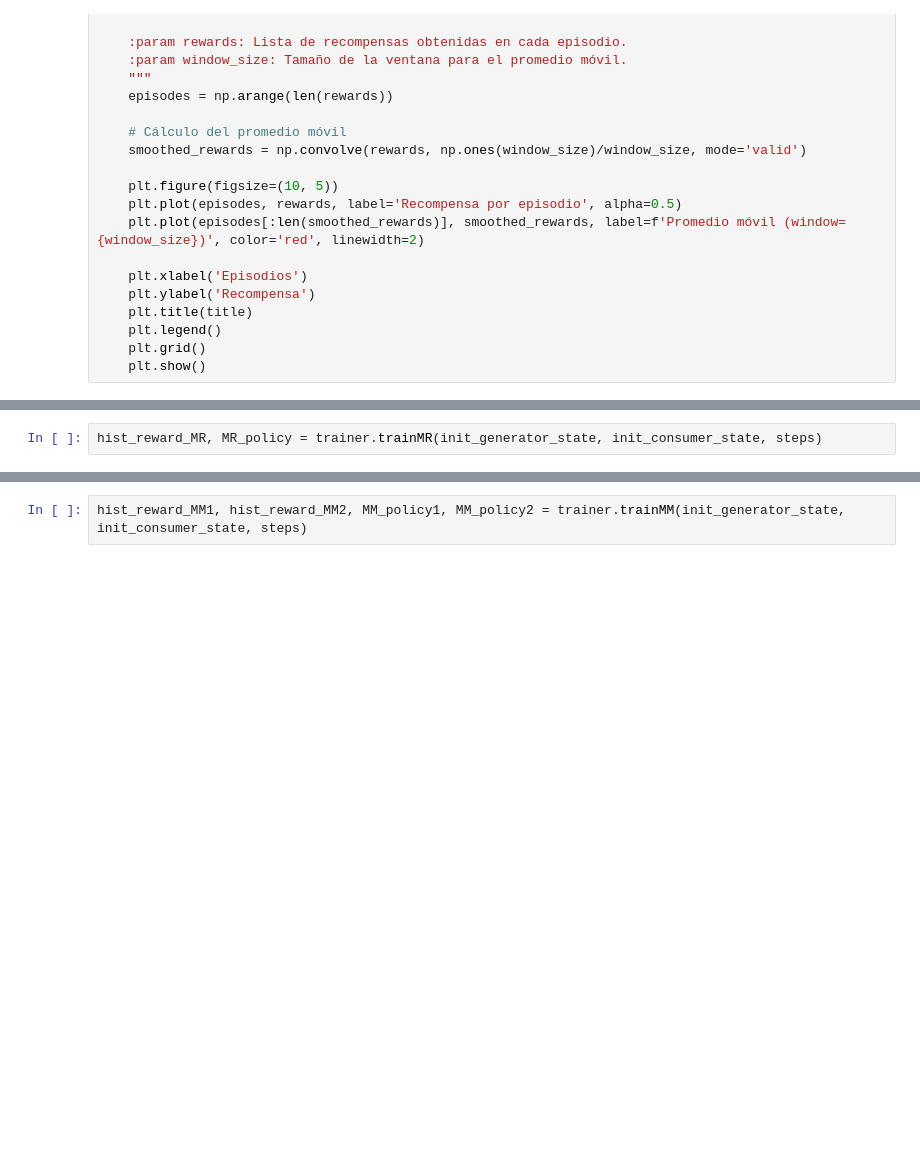
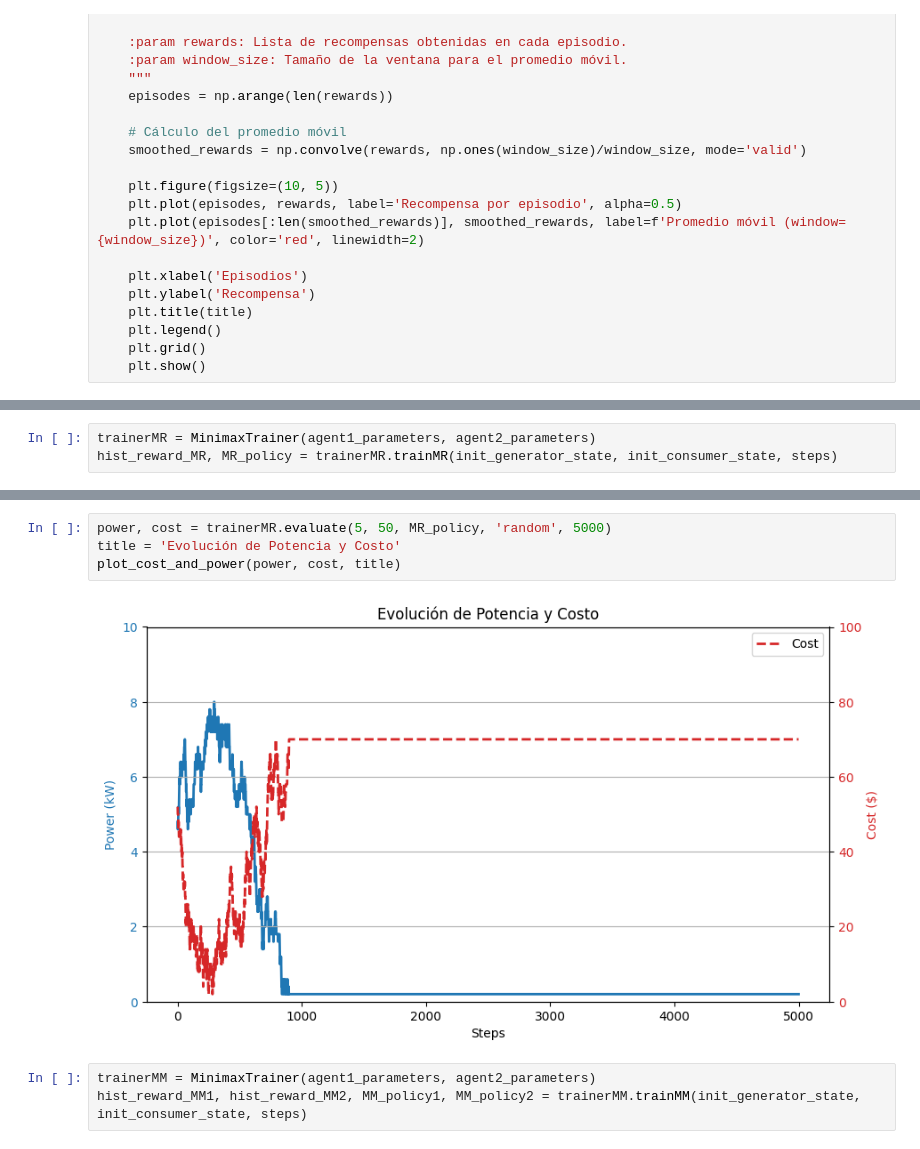
Before and after one commit to juanpabmedina/master_thesis, a Jupyter notebook: algorithms/p2p_game/p2p_energy_trading.ipynb, the cells around one changed output, grey strips where cells are left out. Cells and saved outputs as stored; diff of their text form; blank space fills up the shorter version.

```diff
--- a/algorithms/p2p_game/p2p_energy_trading.ipynb
+++ b/algorithms/p2p_game/p2p_energy_trading.ipynb
@@ -81,5 +103,6 @@ trainer = MinimaxTrainer(agent1, agent2, market_env, )
 # %%
-hist_reward_MR, MR_policy = trainer.trainMR(init_generator_state, init_consumer_state, steps)
+trainerMR = MinimaxTrainer(agent1_parameters, agent2_parameters)
+hist_reward_MR, MR_policy = trainerMR.trainMR(init_generator_state, init_consumer_state, steps)
 # %%
 title = 'Evolución de la recompensa (función de bienestar) Minimax vs Random'
 plot_rewards(hist_reward_MR,title, window_size=100)
@@ -88,5 +111,12 @@ plot_rewards(hist_reward_MR,title, window_size=100)
+# %%
+power, cost = trainerMR.evaluate(5, 50, MR_policy, 'random', 5000)
+title = 'Evolución de Potencia y Costo'
+plot_cost_and_power(power, cost, title)
+# %% [output]
+[figure, added]
 # %%
-hist_reward_MM1, hist_reward_MM2, MM_policy1, MM_policy2 = trainer.trainMM(init_generator_state, init_consumer_state, steps)
+trainerMM = MinimaxTrainer(agent1_parameters, agent2_parameters)
+hist_reward_MM1, hist_reward_MM2, MM_policy1, MM_policy2 = trainerMM.trainMM(init_generator_state, init_consumer_state, steps)
 # %%
 title = 'Evolución de la recompensa (función de bienestar) Minimax vs Minimax'
 plot_rewards(hist_reward_MM1,title, window_size=100)
```
Also changed, not shown: parts of 19 cells of this notebook, 1 other file.
